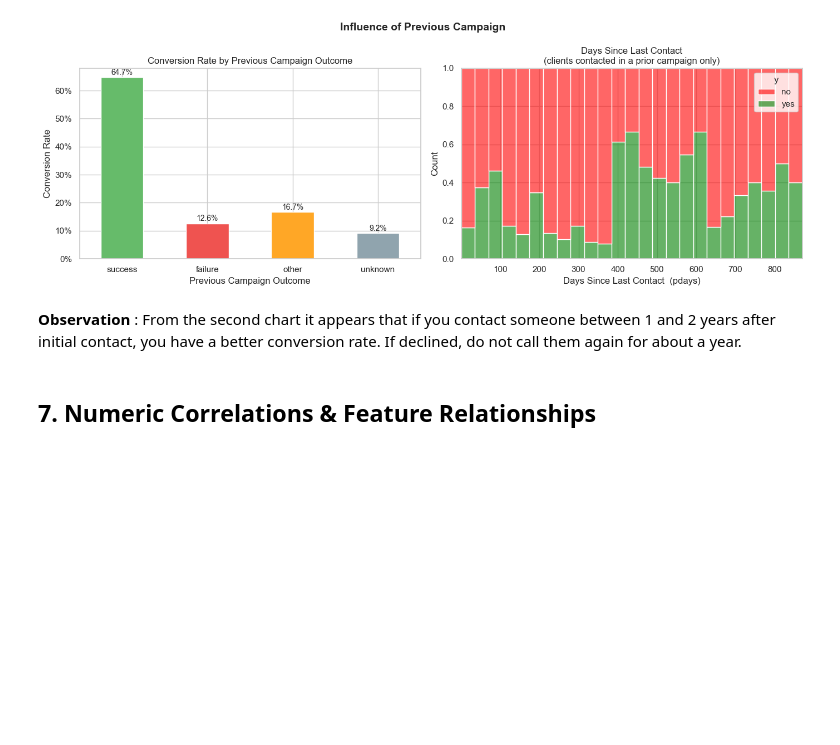
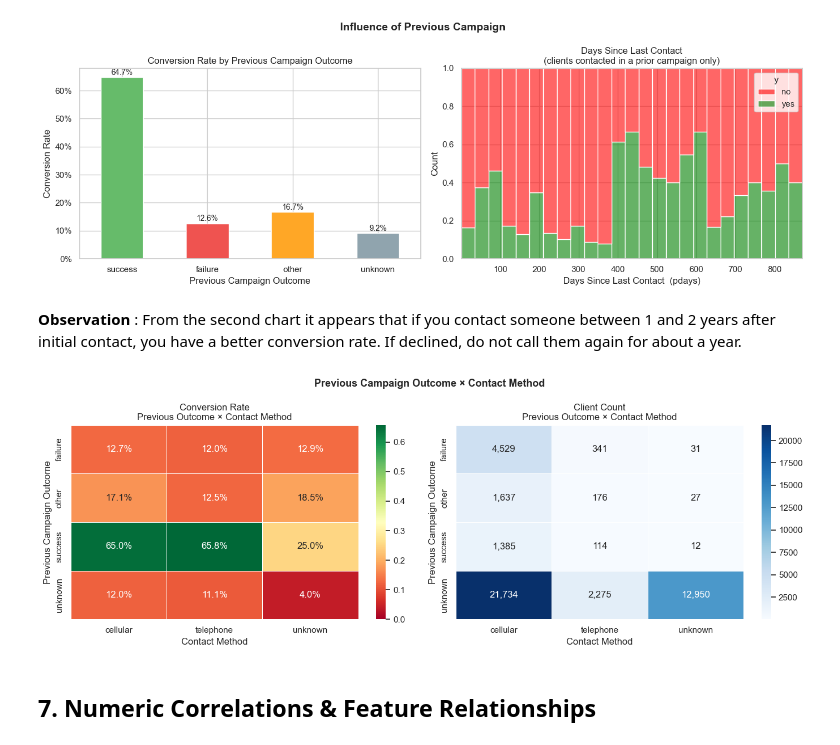
Before and after one commit to eigen-echo/ucb-pa17-comparing-classifiers, a Jupyter notebook: notebooks/00-exploratary-data-analysis.ipynb, the cells around one changed output. Drawn from its saved outputs; the diff is of its cells as text; code cells hidden in the pictures; blank space fills up the shorter version.

```diff
--- a/notebooks/00-exploratary-data-analysis.ipynb
+++ b/notebooks/00-exploratary-data-analysis.ipynb
@@ -405,6 +480,47 @@ plt.show()
 [figure]
 # %% [markdown]
 **Observation** : From the second chart it appears that if you contact someone between 1 and 2 years after initial contact, you have a better conversion rate. If declined, do not call them again for about a year.
+# %%
+
+# A prior success + cellular contact is a qualitatively different profile
+# than either factor alone — this heatmap makes that visible.
+
+rate_pivot  = (
+    df_full.groupby(['poutcome', 'contact'])['y']
+    .apply(lambda x: (x == 'yes').mean())
+    .unstack()
+)
+count_pivot = df_full.groupby(['poutcome', 'contact']).size().unstack(fill_value=0)
+
+fig, axes = plt.subplots(1, 2, figsize=(14, 5))
+
+
+sns.heatmap(
+    rate_pivot, annot=True, fmt='.1%',
+    cmap='RdYlGn', linewidths=0.5,
+    vmin=0, vmax=rate_pivot.values.max(),
+    ax=axes[0],
+)
+axes[0].set_title('Conversion Rate\nPrevious Outcome × Contact Method')
+axes[0].set_xlabel('Contact Method')
+axes[0].set_ylabel('Previous Campaign Outcome')
+
+
+sns.heatmap(
+    count_pivot, annot=True, fmt=',d',
+    cmap='Blues', linewidths=0.5,
+    ax=axes[1],
+)
+axes[1].set_title('Client Count\nPrevious Outcome × Contact Method')
+axes[1].set_xlabel('Contact Method')
+axes[1].set_ylabel('Previous Campaign Outcome')
+
+plt.suptitle('Previous Campaign Outcome × Contact Method',
+             fontsize=13, fontweight='bold')
+plt.tight_layout()
+plt.show()
+# %% [output]
+[figure, added]
 # %% [markdown]
 ## 7. Numeric Correlations & Feature Relationships
 # %%
```
Also changed, not shown: parts of 7 cells of this notebook.
